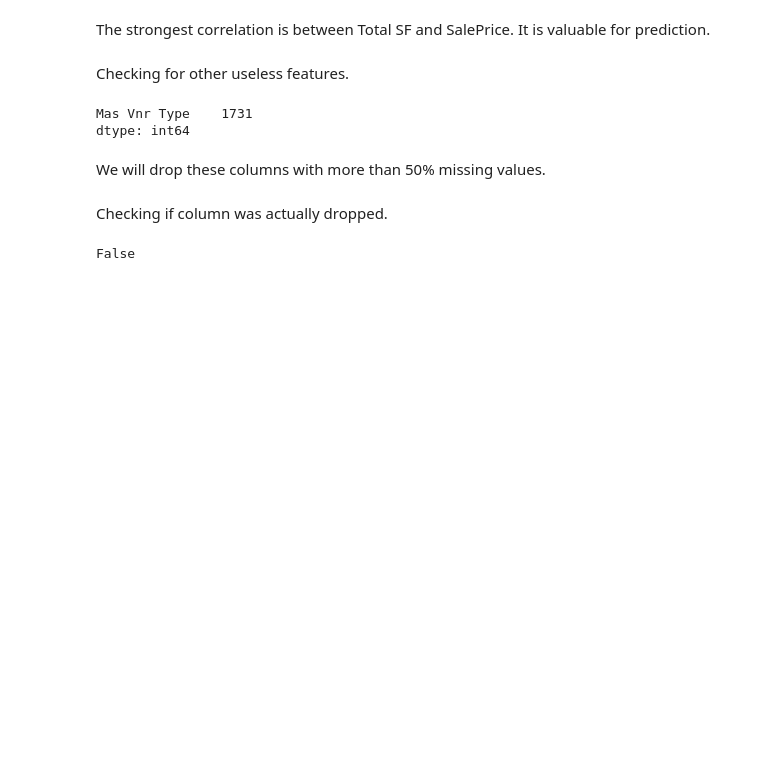
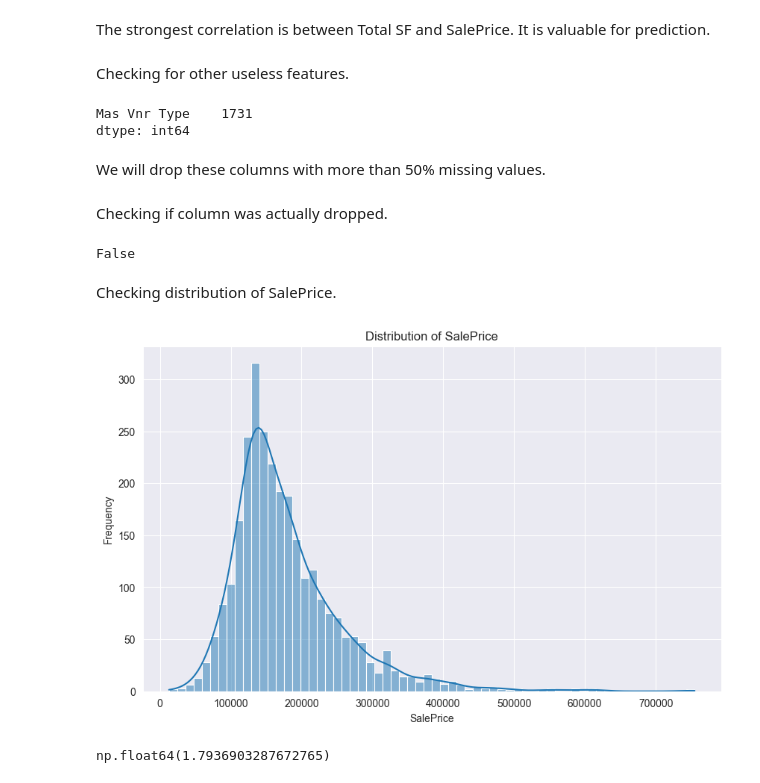
Before and after one commit to 03vladd/ML, a Jupyter notebook: Lab1.ipynb, the cells around one changed output. Saved outputs shown, nothing was run; the diff lists cells and outputs as text; code cells hidden in the pictures; blank space fills up the shorter version.

```diff
--- a/Lab1.ipynb
+++ b/Lab1.ipynb
@@ -252,3 +253,18 @@ Checking if column was actually dropped.
 'Mas Vnr Type' in df.columns
 # %% [output]
 False
+# %% [markdown]
+Checking distribution of SalePrice.
+# %%
+plt.figure(figsize=(10,6))
+sns.histplot(df['SalePrice'], kde=True)
+plt.title('Distribution of SalePrice')
+plt.xlabel('SalePrice')
+plt.ylabel('Frequency')
+plt.show()
+# %% [output]
+[figure, added]
+# %%
+df['SalePrice'].skew()
+# %% [output]
+np.float64(1.7936903287672765)
```
Also changed, not shown: parts of 25 cells of this notebook.
